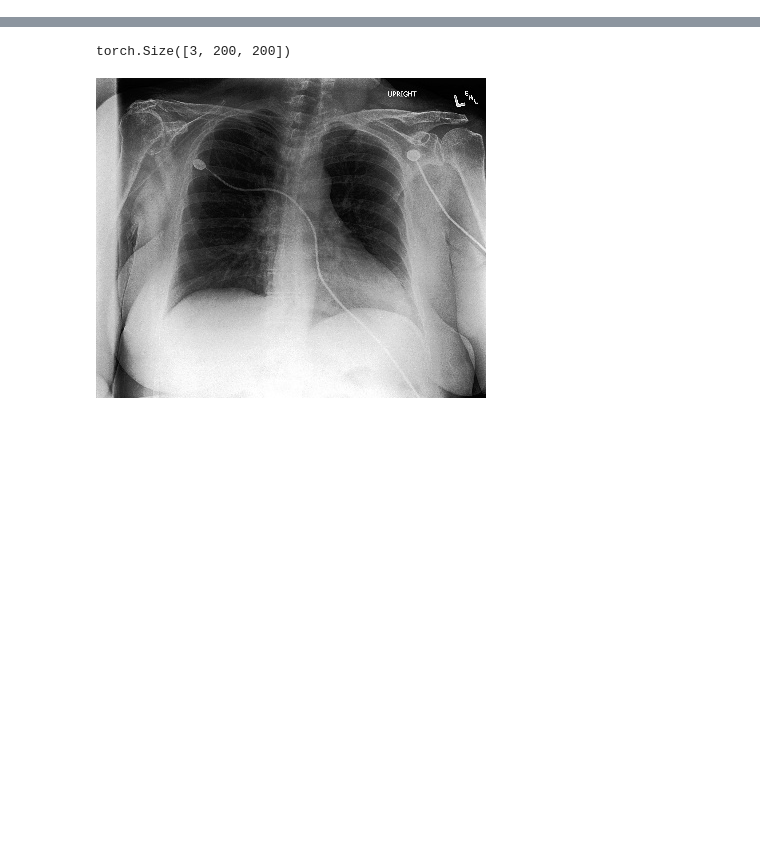
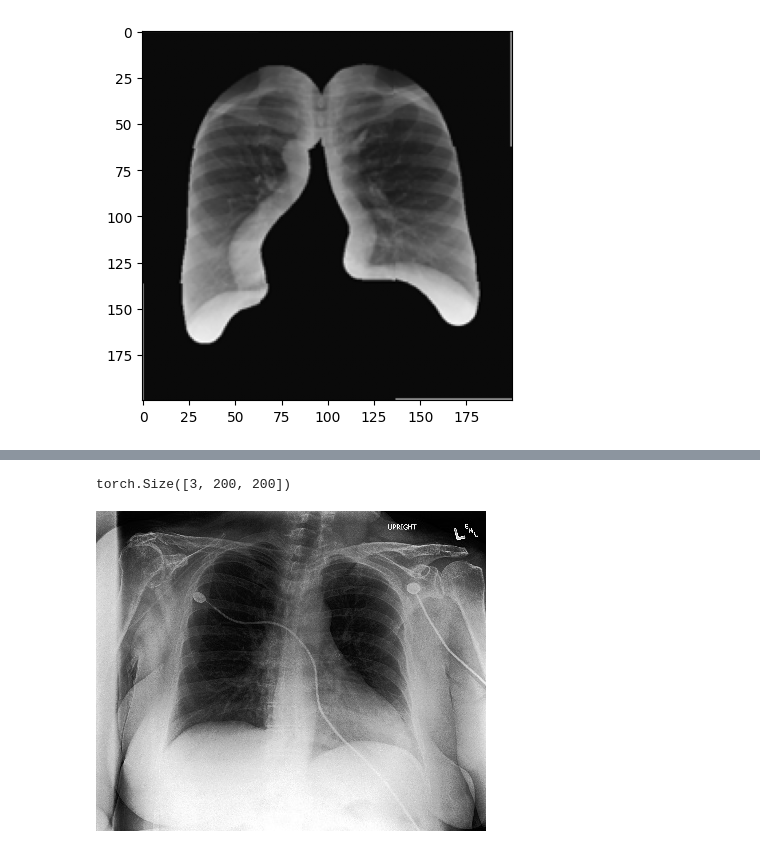
Before and after one commit to dishant24/BVM_Chest_X-Ray_Fair_AI, a Jupyter notebook: main.ipynb, the cells around one changed output, grey strips where cells are left out. Drawn from its saved outputs; the diff is of its cells as text; code cells hidden in the pictures; blank space fills up the shorter version.

```diff
--- a/main.ipynb
+++ b/main.ipynb
@@ -8,0 +107,16 @@ data = pd.read_csv(r"\\gaia\imageData\deep_learning\output\Sutariya\main\mimic\d
+# %%
+transform = transforms.Compose([
+    transforms.Resize((224, 224), interpolation=transforms.InterpolationMode.BICUBIC),
+    transforms.ToTensor(),
+    transforms.Normalize(mean=[0.5062], std=[0.2873]),
+    transforms.RandomResizedCrop(
+        (200, 200),
+        scale=(0.9, 1.0),
+        ratio=(0.9, 1.1),
+        interpolation=transforms.InterpolationMode.BICUBIC),
+    transforms.RandomHorizontalFlip(p=0.5),
+    transforms.RandomVerticalFlip(0.3),
+    transforms.RandomRotation(degrees=10)
+    ])
+# %%
+trans_img = transform(image)
@@ -8,0 +127,5 @@ data = pd.read_csv(r"\\gaia\imageData\deep_learning\output\Sutariya\main\mimic\d
+# %%
+plt.imshow(trans_img.reshape(200,-1), cmap='gray')
+plt.show()
+# %% [output]
+[figure, added]
```
Also changed, not shown: parts of 46 cells of this notebook, 10 other files.
